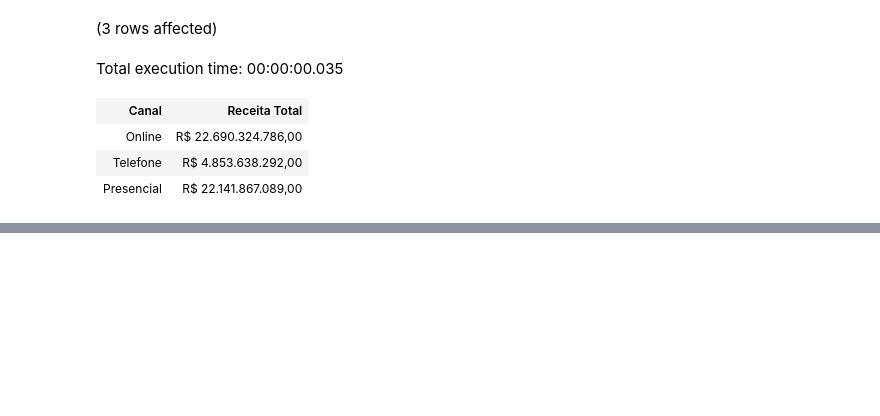
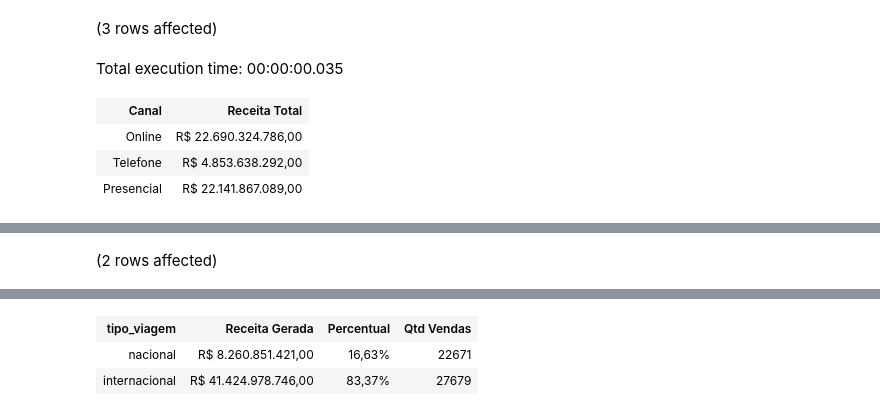
Before and after one commit to AlbertoFAraujo/SQL_EDA_Data_travels, a Jupyter notebook: EDA_Data_travels.ipynb, the cells around one changed output, grey strips where cells are left out. Drawn from its saved outputs; the diff is of its cells as text; code cells hidden in the pictures; blank space fills up the shorter version.

```diff
--- a/EDA_Data_travels.ipynb
+++ b/EDA_Data_travels.ipynb
@@ -228,0 +312,11 @@ Total execution time: 00:00:00.035
+# %%
+-- Quantidade de receita gerada por tipo de viagem e quantidade de vendas
+SELECT
+    tipo_viagem,
+    FORMAT(SUM(Quantidade_de_pessoas * Valor_por_pessoa),'c','pt-BR') AS [Receita Gerada],
+    FORMAT(1.0 * SUM(Quantidade_de_pessoas * Valor_por_pessoa)/SUM(SUM(Quantidade_de_pessoas * Valor_por_pessoa))OVER(),'0.00%') AS Percentual,
+    COUNT(*) AS [Qtd Vendas]
+FROM dados_travels
+GROUP BY tipo_viagem
+# %% [output]
+(2 rows affected)
@@ -228,0 +324,3 @@ Total execution time: 00:00:00.035
+| tipo_viagem | Receita Gerada | Percentual | Qtd Vendas |
+| nacional | R$ 8.260.851.421,00 | 16,63% | 22671 |
+| internacional | R$ 41.424.978.746,00 | 83,37% | 27679 |
```
Also changed, not shown: parts of 6 cells of this notebook.
